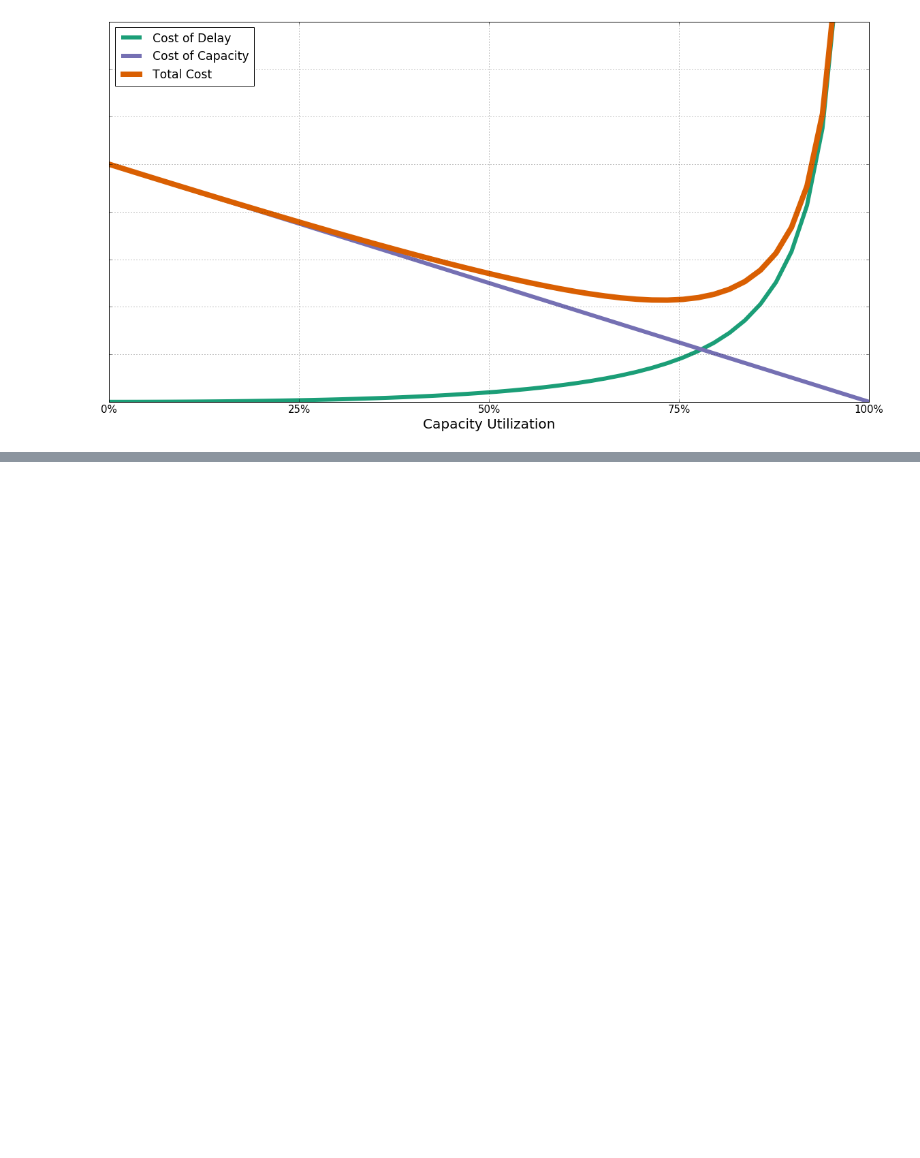
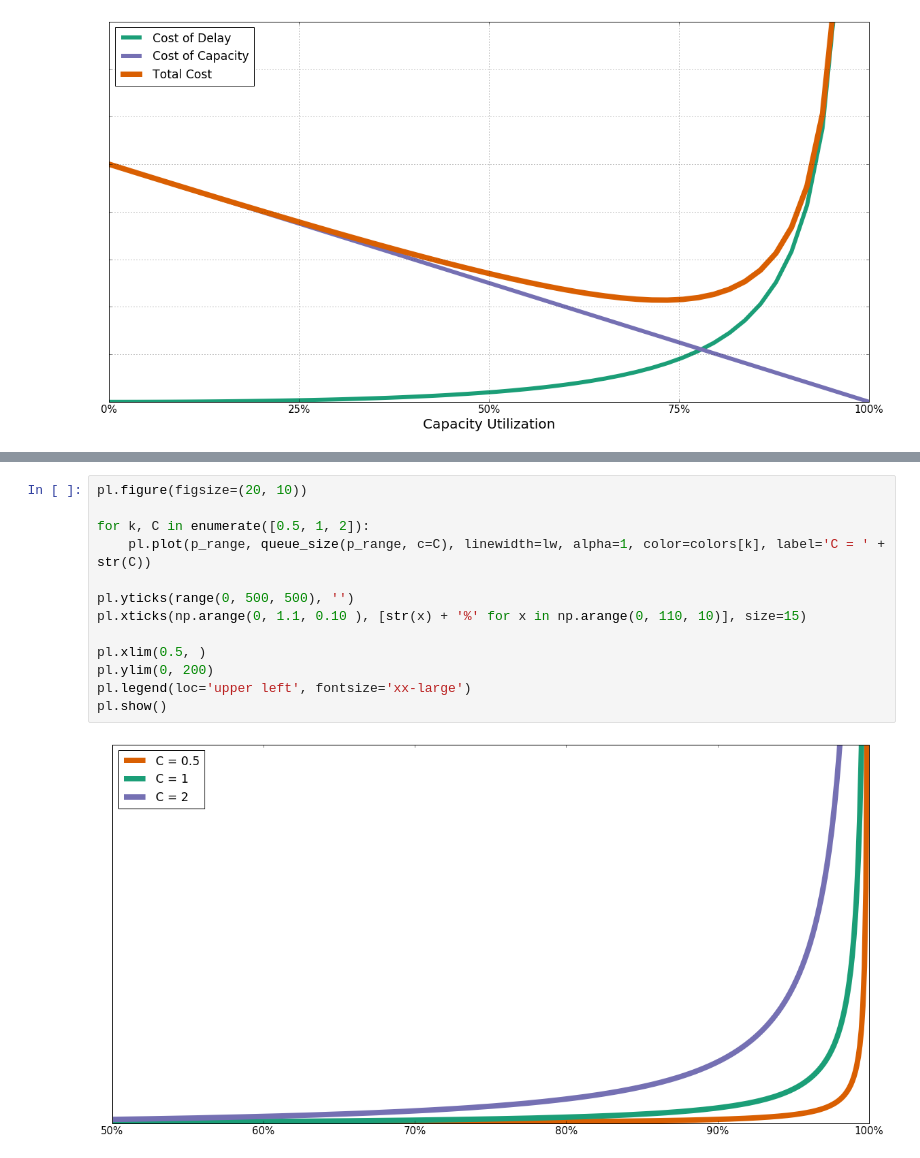
Before and after one commit to lonelypeanut/dataviz, a Jupyter notebook: tom_talk/Tom workflow talk.ipynb, the cells around one changed output, grey strips where cells are left out. Cells and saved outputs as stored; diff of their text form; blank space fills up the shorter version.

```diff
--- a/tom_talk/Tom workflow talk.ipynb
+++ b/tom_talk/Tom workflow talk.ipynb
@@ -199,0 +223,15 @@ pl.show()
+# %%
+pl.figure(figsize=(20, 10))
+
+for k, C in enumerate([0.5, 1, 2]):
+    pl.plot(p_range, queue_size(p_range, c=C), linewidth=lw, alpha=1, color=colors[k], label='C = ' + str(C))
+
+pl.yticks(range(0, 500, 500), '')
+pl.xticks(np.arange(0, 1.1, 0.10 ), [str(x) + '%' for x in np.arange(0, 110, 10)], size=15)
+
+pl.xlim(0.5, )
+pl.ylim(0, 200)
+pl.legend(loc='upper left', fontsize='xx-large')
+pl.show()
+# %% [output]
+[figure, added]
```
Also changed, not shown: parts of 5 cells of this notebook.
